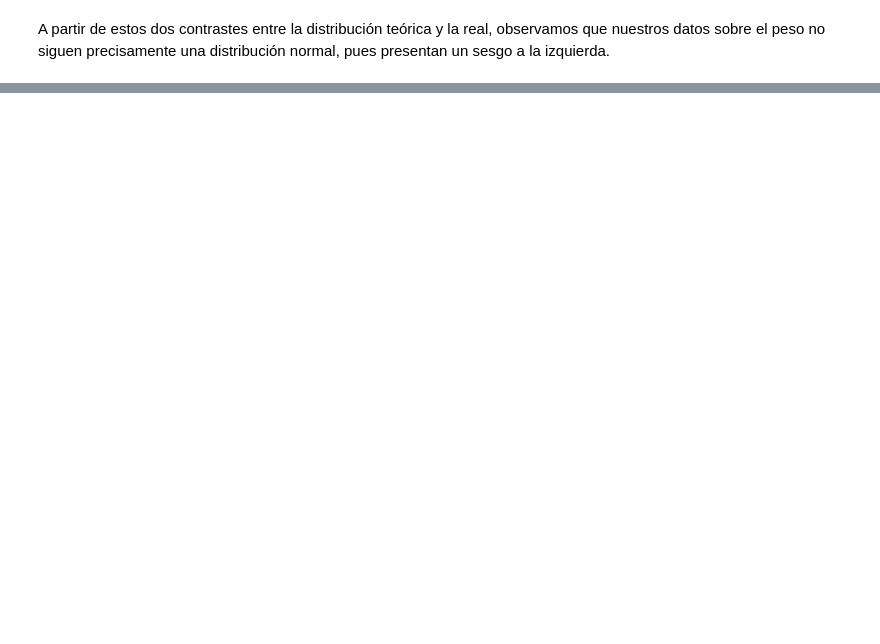
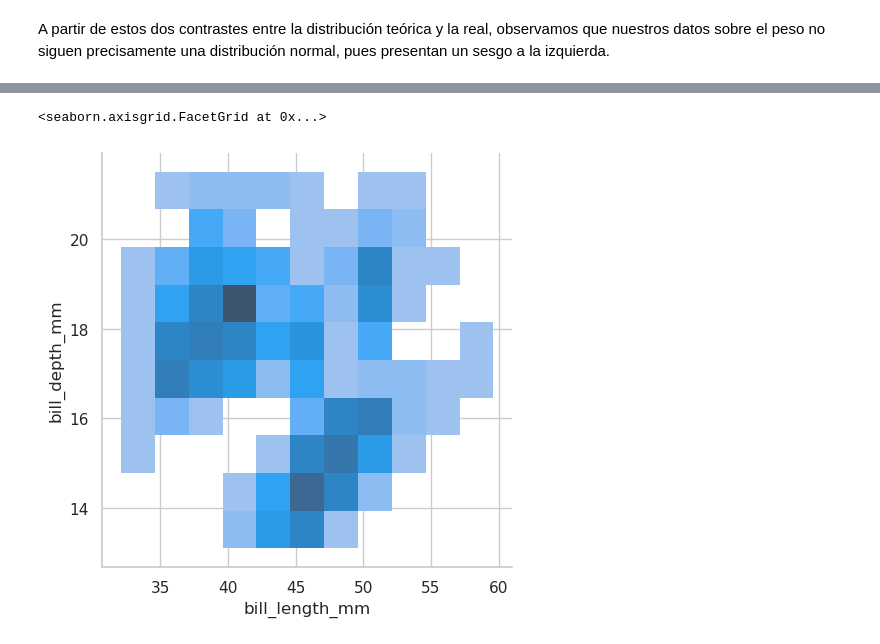
Before and after one commit to miguelfsosa/exploratory_analisis_penguin, a Jupyter notebook: Analisis_Exploratorio.ipynb, the cells around one changed output, grey strips where cells are left out. Drawn from its saved outputs; the diff is of its cells as text; code cells hidden in the pictures; blank space fills up the shorter version.

```diff
--- a/Analisis_Exploratorio.ipynb
+++ b/Analisis_Exploratorio.ipynb
@@ -890,0 +940,11 @@ pues presentan un sesgo a la izquierda.
+# %%
+#General
+
+sns.displot(
+    data = process_penguin_df,
+    x= 'bill_length_mm',
+    y= 'bill_depth_mm'b
+)
+# %% [output]
+<seaborn.axisgrid.FacetGrid at 0x...>
+[figure, added]
```
Also changed, not shown: parts of 39 cells of this notebook.
